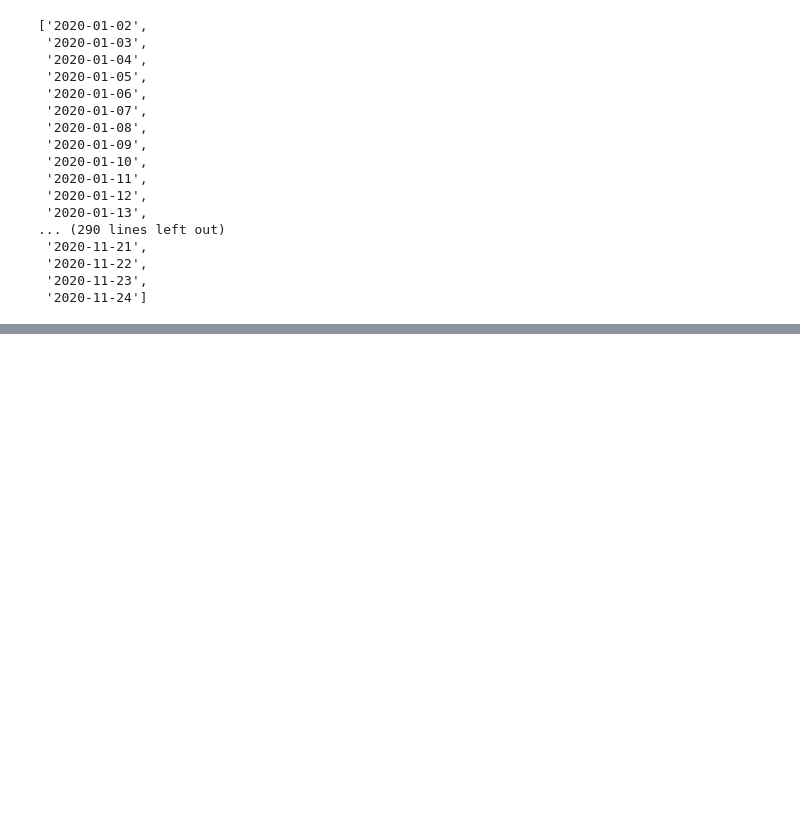
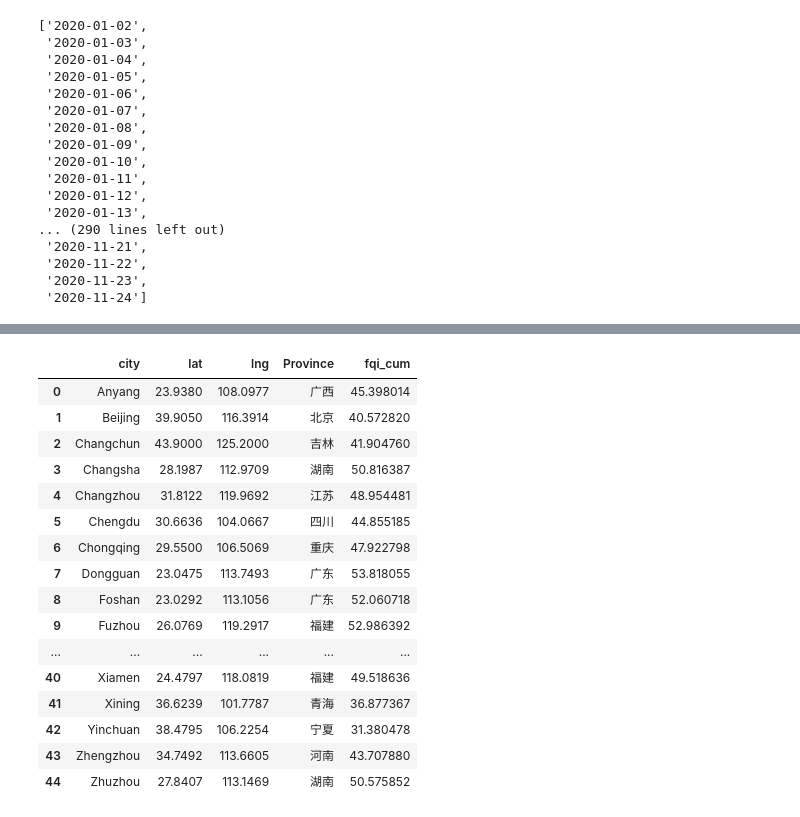
Before and after one commit to Ultrablocker/IV-Final-Project, a Jupyter notebook: Untitled.ipynb, the cells around one changed output, grey strips where cells are left out. Drawn from its saved outputs; the diff is of its cells as text; code cells hidden in the pictures; blank space fills up the shorter version.

```diff
--- a/Untitled.ipynb
+++ b/Untitled.ipynb
@@ -141,0 +152,3 @@ cn_concat.to_csv(index=False, path_or_buf='cn_concat.csv')
+# %%
+city = pd.read_csv('city_data_with_province_utf.csv',header = 0)
+fqi = pd.read_csv('fqi_data.csv',header = 0)
@@ -141,0 +175,20 @@ cn_concat.to_csv(index=False, path_or_buf='cn_concat.csv')
+# %%
+city
+# %% [output]
+|  | city | lat | lng | Province | fqi_cum |
+| 0 | Anyang | 23.9380 | 108.0977 | 广西 | 45.398014 |
+| 1 | Beijing | 39.9050 | 116.3914 | 北京 | 40.572820 |
+| 2 | Changchun | 43.9000 | 125.2000 | 吉林 | 41.904760 |
+| 3 | Changsha | 28.1987 | 112.9709 | 湖南 | 50.816387 |
+| 4 | Changzhou | 31.8122 | 119.9692 | 江苏 | 48.954481 |
+| 5 | Chengdu | 30.6636 | 104.0667 | 四川 | 44.855185 |
+| 6 | Chongqing | 29.5500 | 106.5069 | 重庆 | 47.922798 |
+| 7 | Dongguan | 23.0475 | 113.7493 | 广东 | 53.818055 |
+| 8 | Foshan | 23.0292 | 113.1056 | 广东 | 52.060718 |
+| 9 | Fuzhou | 26.0769 | 119.2917 | 福建 | 52.986392 |
+| ... | ... | ... | ... | ... | ... |
+| 40 | Xiamen | 24.4797 | 118.0819 | 福建 | 49.518636 |
+| 41 | Xining | 36.6239 | 101.7787 | 青海 | 36.877367 |
+| 42 | Yinchuan | 38.4795 | 106.2254 | 宁夏 | 31.380478 |
+| 43 | Zhengzhou | 34.7492 | 113.6605 | 河南 | 43.707880 |
+| 44 | Zhuzhou | 27.8407 | 113.1469 | 湖南 | 50.575852 |
```
Also changed, not shown: parts of 4 cells of this notebook, 5 other files.
